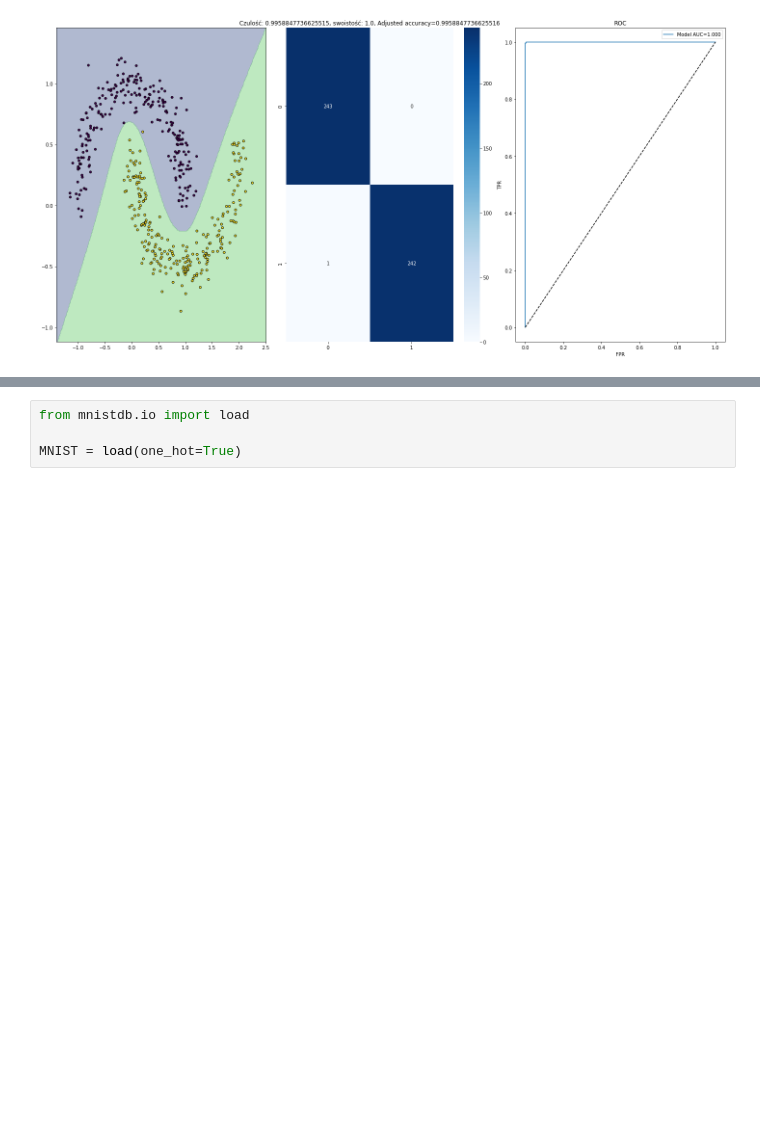
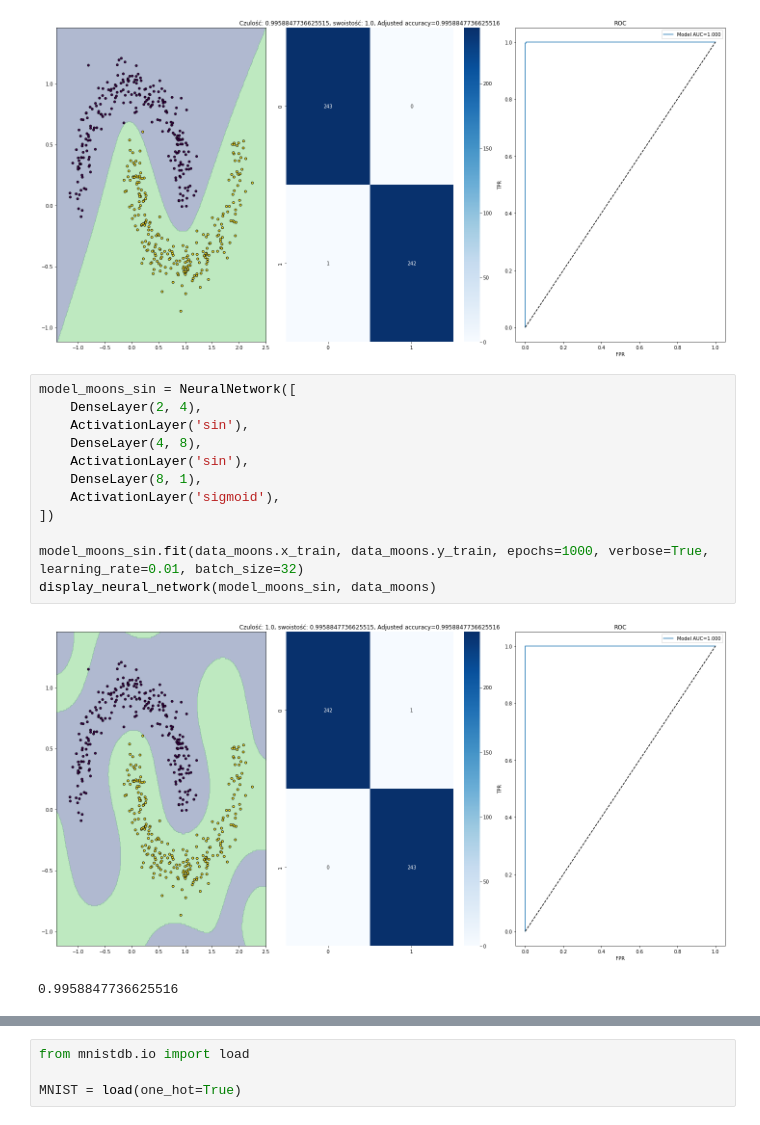
Before and after one commit to DonChaka/PUM, a Jupyter notebook: 8.SiecNeuronowa/8.SiecNeuronowa.ipynb, the cells around one changed output, grey strips where cells are left out. Saved outputs shown, nothing was run; the diff lists cells and outputs as text; blank space fills up the shorter version.

```diff
--- a/8.SiecNeuronowa/8.SiecNeuronowa.ipynb
+++ b/8.SiecNeuronowa/8.SiecNeuronowa.ipynb
@@ -353,3 +353,18 @@ Sredni czas dla 100 treningow 0.01000000472199191s
 _ = display_neural_network(model_moons, data_moons)
 # %% [output]
 [figure]
+# %%
+model_moons_sin = NeuralNetwork([
+    DenseLayer(2, 4),
+    ActivationLayer('sin'),
+    DenseLayer(4, 8),
+    ActivationLayer('sin'),
+    DenseLayer(8, 1),
+    ActivationLayer('sigmoid'),
+])
+
+model_moons_sin.fit(data_moons.x_train, data_moons.y_train, epochs=1000, verbose=True, learning_rate=0.01, batch_size=32)
+display_neural_network(model_moons_sin, data_moons)
+# %% [output]
+[figure, added]
+0.9958847736625516
```
Also changed, not shown: parts of 3 cells of this notebook, 3 other files.
